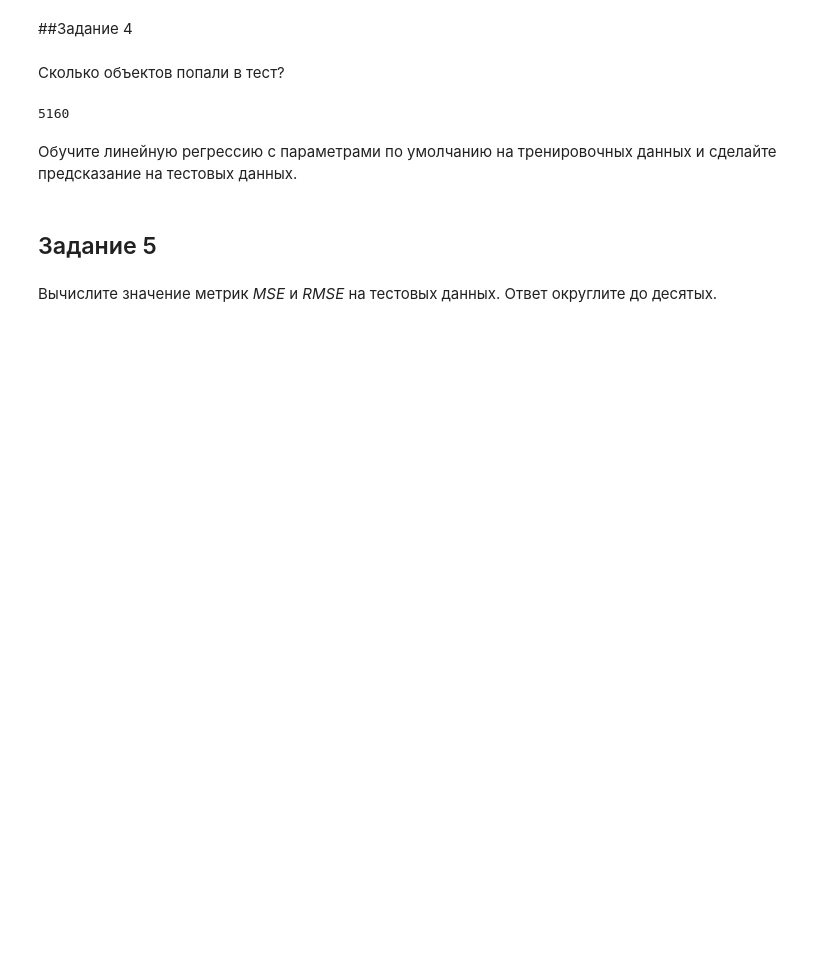
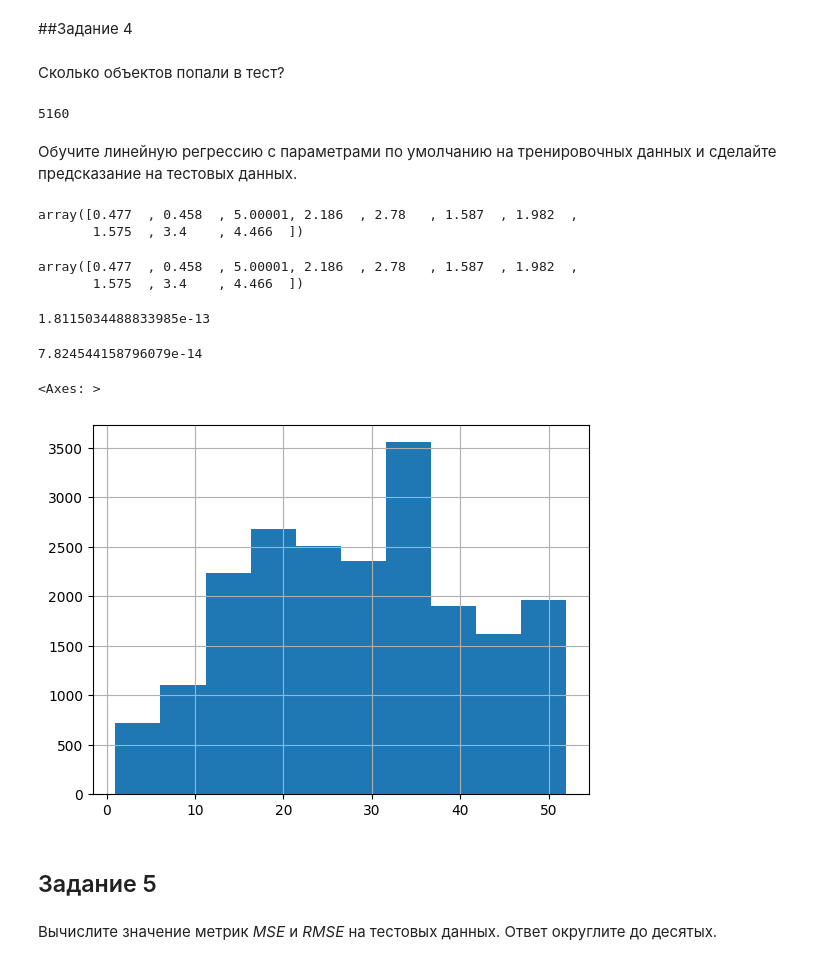
Before and after one commit to grom876/ML_course, a Jupyter notebook: Hometasks/ML_PTCourse_MicroHT1.ipynb, the cells around one changed output. Cells and saved outputs as stored; diff of their text form; code cells hidden in the pictures; blank space fills up the shorter version.

```diff
--- a/Hometasks/ML_PTCourse_MicroHT1.ipynb
+++ b/Hometasks/ML_PTCourse_MicroHT1.ipynb
@@ -130,3 +124,34 @@ from sklearn.linear_model import LinearRegression
+# %%
+from sklearn.linear_model import LinearRegression
+from sklearn.metrics import mean_squared_error, r2_score, mean_absolute_percentage_error
+
+model = LinearRegression()
+model.fit(X_train, y_train)
+
+pred = model.predict(X_test)
+
+pred[:10]
+# %% [output]
+array([0.477  , 0.458  , 5.00001, 2.186  , 2.78   , 1.587  , 1.982  ,
+       1.575  , 3.4    , 4.466  ])
+# %%
+y_test[:10].values
+# %% [output]
+array([0.477  , 0.458  , 5.00001, 2.186  , 2.78   , 1.587  , 1.982  ,
+       1.575  , 3.4    , 4.466  ])
+# %%
+mean_squared_error(y_test, pred) ** 0.5 # RMSE
+# %% [output]
+1.8115034488833985e-13
+# %%
+mean_absolute_percentage_error(y_test, pred)
+# %% [output]
+7.824544158796079e-14
+# %%
+X['HouseAge'].hist()
+# %% [output]
+<Axes: >
+[figure, added]
 # %% [markdown]
 ## Задание 5
 # %% [markdown]
```
Also changed, not shown: parts of 5 cells of this notebook.
